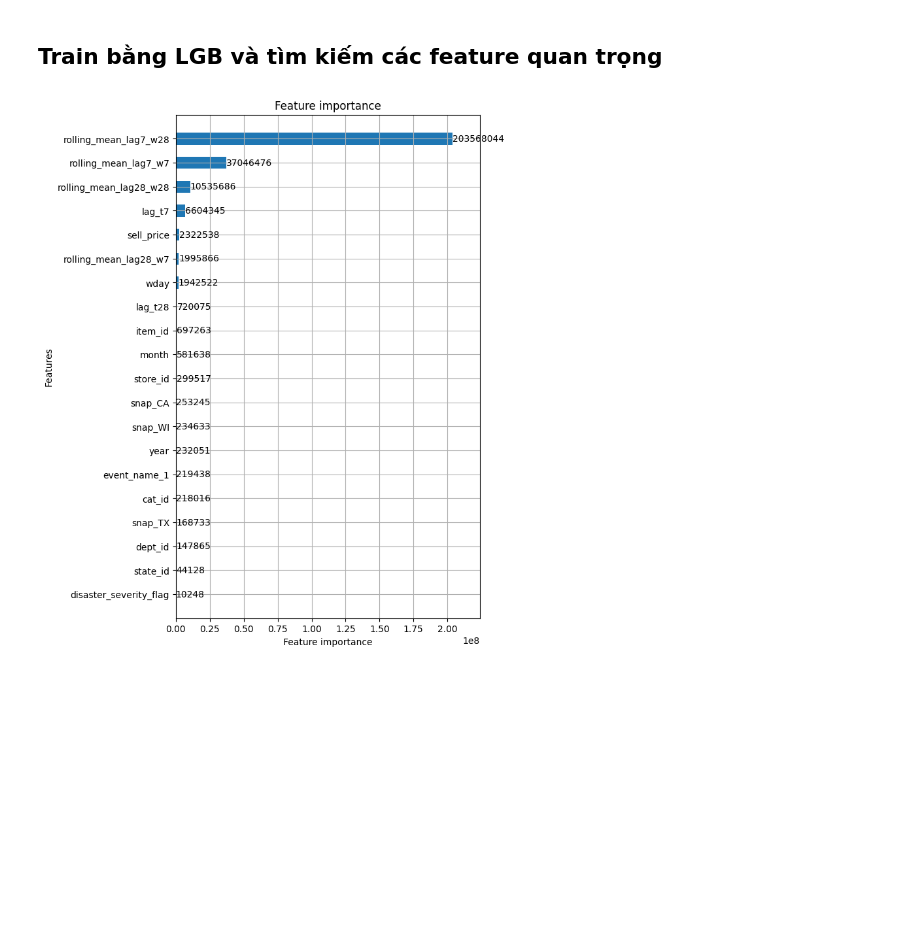
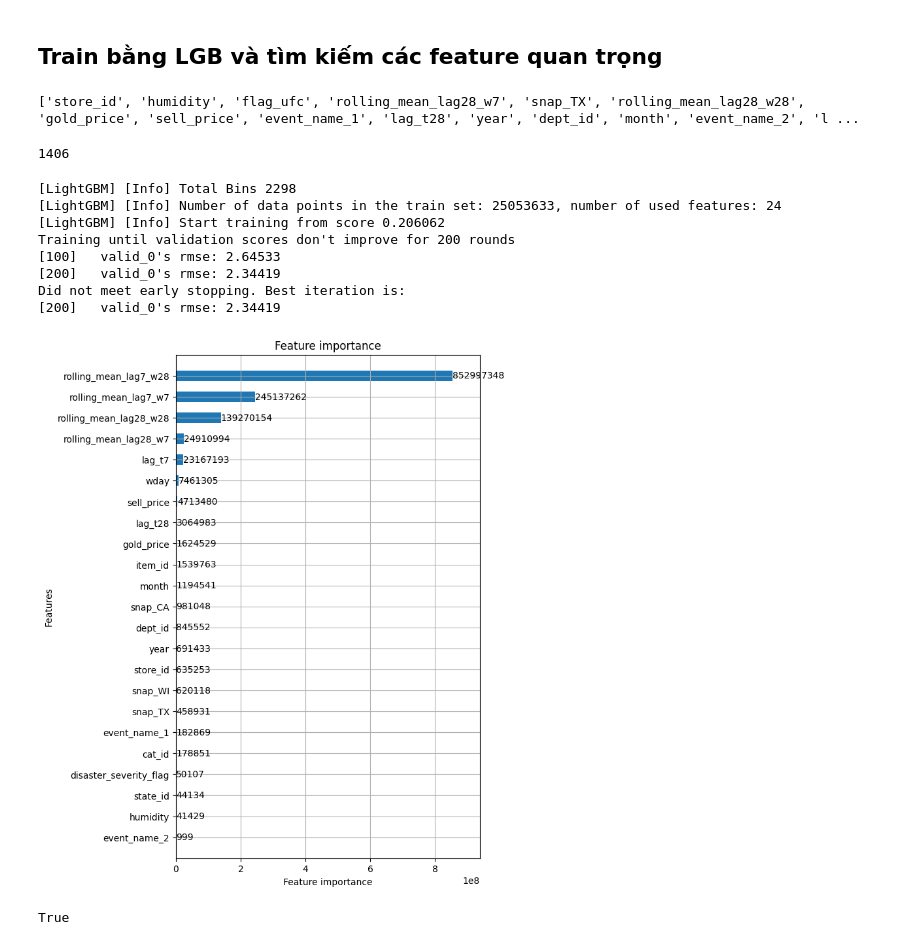
Before and after one commit to nguyenvanminh281005/CS116_Project, a Jupyter notebook: File_Ipynb/CS116_Python_for_ML_DMP_FeaturesEngineering.ipynb, the cells around one changed output. Cells and saved outputs as stored; diff of their text form; code cells hidden in the pictures; blank space fills up the shorter version.

```diff
--- a/File_Ipynb/CS116_Python_for_ML_DMP_FeaturesEngineering.ipynb
+++ b/File_Ipynb/CS116_Python_for_ML_DMP_FeaturesEngineering.ipynb
@@ -685,9 +690,9 @@ plt.show()
 # %% [markdown]
 ## Train bằng LGB và tìm kiếm các feature quan trọng
 # %%
-del df
-gc.collect()
-df = pd.read_parquet('../data/train_val.parquet')
+# del df,dft
+# gc.collect()
+df = pd.read_parquet('../../data/train_val.parquet')
 df = df.drop(['date','disaster_type'],axis=1)
 # %%
 def downcast(df):
@@ -720,7 +725,7 @@ def downcast(df):
 
 df = downcast(df)
 # %%
-sample_submission = pd.read_csv('../data/sample_submission.csv')
+sample_submission = pd.read_csv('../../data/sample_submission.csv')
 sample_submission = downcast(sample_submission)
 
 LAGS = [7, 28]
@@ -814,6 +819,9 @@ train, valid, test, x = prep_train(df, 1000 - 28)
 
 del df
 gc.collect()
+# %% [output]
+['store_id', 'humidity', 'flag_ufc', 'rolling_mean_lag28_w7', 'snap_TX', 'rolling_mean_lag28_w28', 'gold_price', 'sell_price', 'event_name_1', 'lag_t28', 'year', 'dept_id', 'month', 'event_name_2', 'l ...
+1406
 # %%
 def fit_model(train, valid, num_r):
     """ Fit LightGBM model """
@@ -824,33 +832,42 @@ def fit_model(train, valid, num_r):
         'seed': 200,
         'force_row_wise': True,
         'boosting_type': 'gbdt',
         'learning_rate': 0.015,
         'lambda': 0.1,
         'num_leaves': 63,
         'sub_row': 0.7,
         'bagging_freq': 1,
         'colsample_bytree': 0.7
     }
 
     callbacks = [
         early_stopping(stopping_rounds=200),
         log_evaluation(period=100)
     ]
 
     fit = lgb.train(params,
                     train,
                     num_boost_round=num_r,
                     valid_sets=[valid],
                     callbacks=callbacks)
 
     lgb.plot_importance(fit, importance_type="gain", precision=0, height=0.5, figsize=(6, 10))
     plt.show()
 
     return fit
 
 
-fit = fit_model(train, valid,100)
+fit = fit_model(train, valid,200)
 pred = pred_all(fit, test, x)
 pred_to_csv(pred, cols=sample_submission.columns, file="../submission.csv")
+# %% [output]
+[LightGBM] [Info] Total Bins 2298
+[LightGBM] [Info] Number of data points in the train set: 25053633, number of used features: 24
+[LightGBM] [Info] Start training from score 0.206062
+Training until validation scores don't improve for 200 rounds
+[100]   valid_0's rmse: 2.64533
+[200]   valid_0's rmse: 2.34419
+Did not meet early stopping. Best iteration is:
+[200]   valid_0's rmse: 2.34419
+[figure, added]
+True
-# %% [markdown]
-![important.png](attachment:important.png)
```
Also changed, not shown: parts of 4 cells of this notebook, 1 other file.
